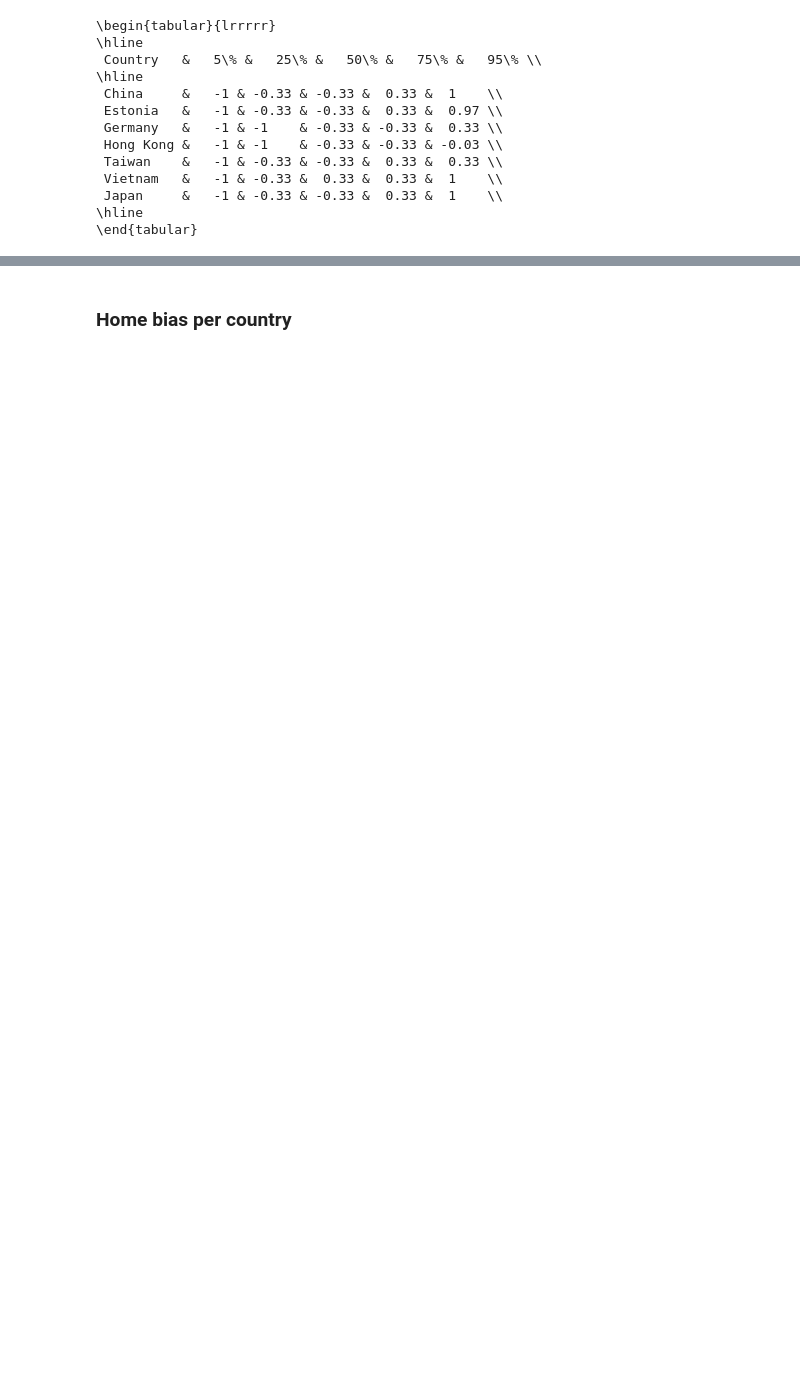
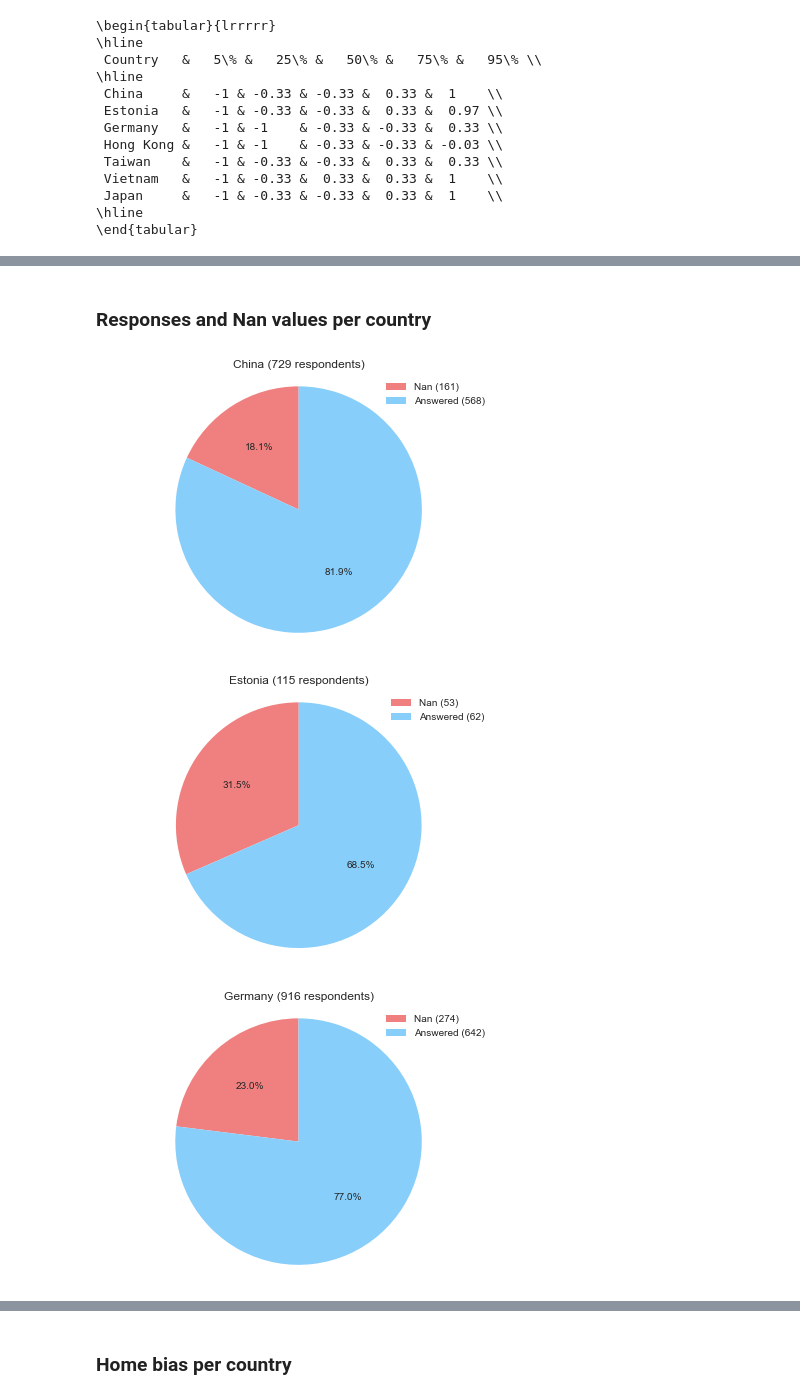
Before and after one commit to hugo2901/Culture-Finance, a Jupyter notebook: Culture Finance.ipynb, the cells around one changed output, grey strips where cells are left out. Cells and saved outputs as stored; diff of their text form; code cells hidden in the pictures; blank space fills up the shorter version.

```diff
--- a/Culture Finance.ipynb
+++ b/Culture Finance.ipynb
@@ -460,0 +435,42 @@ print(tabulate(table_patriotism_per_country,patriotism_header,tablefmt="latex"))
+# %% [markdown]
+### Responses and Nan values per country
+# %%
+countries_nan = df['country'].unique()
+
+countries_nan.sort()
+
+countries_print_nan = countries_nan.copy()
+countries_print_nan[-1] = 'Japan'
+countries_print_nan[-2] = 'Vietnam'
+
+for i in range(0,len(countries_nan)):
+
+    country = countries_nan[i]
+
+    country_data = df.loc[df['country'] == country]
+    nan_count = len(np.where(country_data['XFD8'].isnull())[0])
+    resp_sum = len(country_data['XFD8'])
+
+    #print(country," has "+str(nan_count)+" nan values with "+str(resp_sum)+" respondents, so a "+str(round(nan_count/resp_sum,2))+" percentage of nan values")
+
+    # Data to plot
+    labels = ['Nan ('+str(nan_count)+")",'Answered ('+str(resp_sum - nan_count)+")"]
+    sizes = [nan_count, resp_sum]
+    colors = ['lightcoral', 'lightskyblue']
+
+    # Plot
+
+    plt.figure(figsize=(7,5))
+
+    plt.title(countries_print_nan[i]+" ("+str(resp_sum)+" respondents)")
+    plt.pie(sizes, labels=labels, colors=colors,
+    autopct='%1.1f%%', shadow=False, startangle=90, labeldistance=None)
+    plt.legend()
+
+    plt.axis('equal')
+    plt.savefig(countries_print_nan[i]+"_nan.svg")
+    plt.show()
+# %% [output]
+[figure, added]
+[figure, added]
+[figure, added]
```
Also changed, not shown: parts of 38 cells of this notebook, 1 other file.
